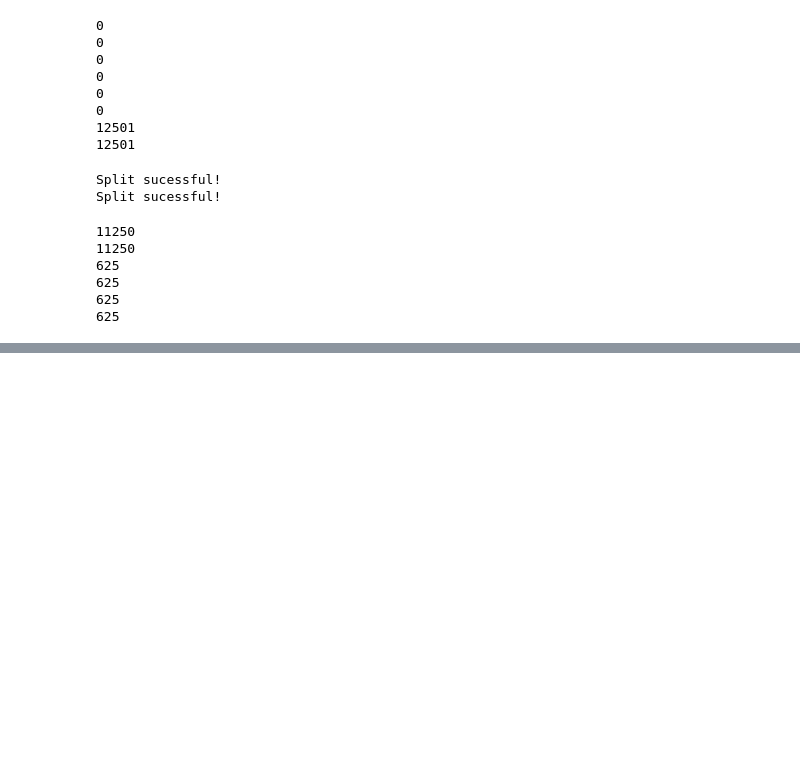
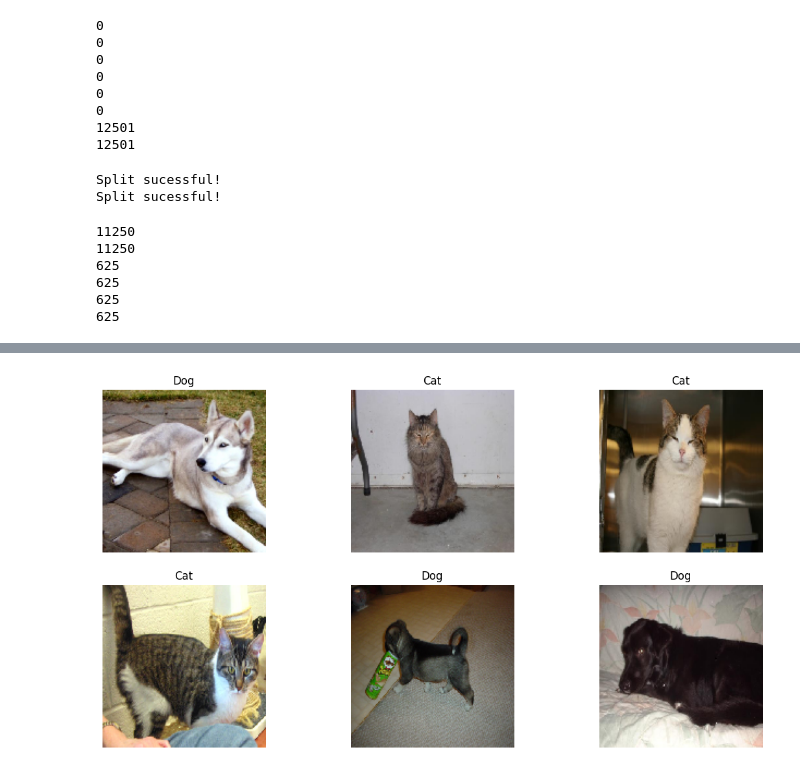
Before and after one commit to polachandu/Dogs-and-Cats-Classification, a Jupyter notebook: cats-vs-dogs-classification.ipynb, the cells around one changed output, grey strips where cells are left out. Drawn from its saved outputs; the diff is of its cells as text; code cells hidden in the pictures; blank space fills up the shorter version.

```diff
--- a/cats-vs-dogs-classification.ipynb
+++ b/cats-vs-dogs-classification.ipynb
@@ -130,0 +203,4 @@ print(len(os.listdir('/tmp/cats-v-dogs/test/dogs')))
+# %%
+plot_data(validation_generator,7)
+# %% [output]
+[figure, added]
```
Also changed, not shown: parts of 13 cells of this notebook.
